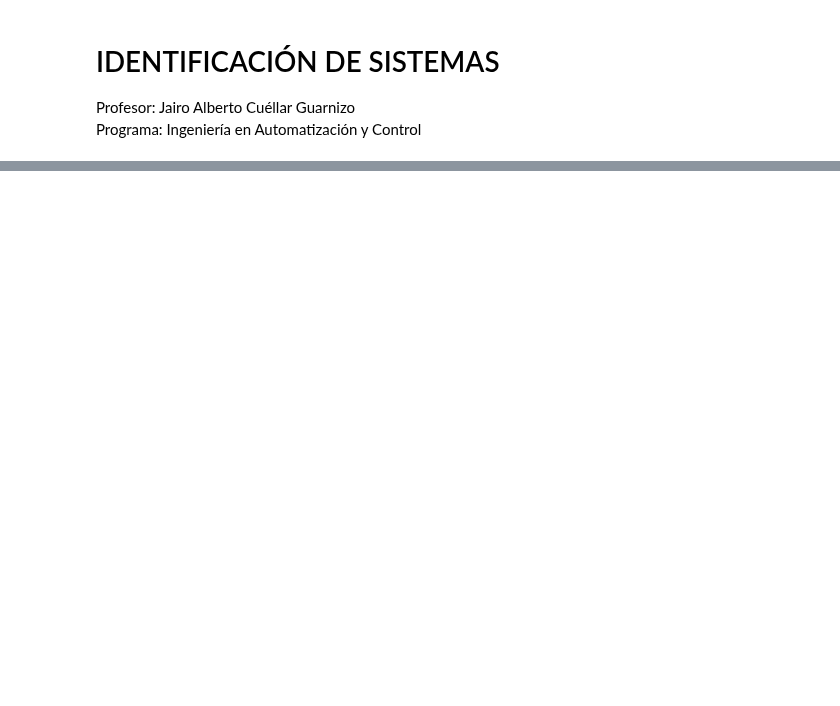
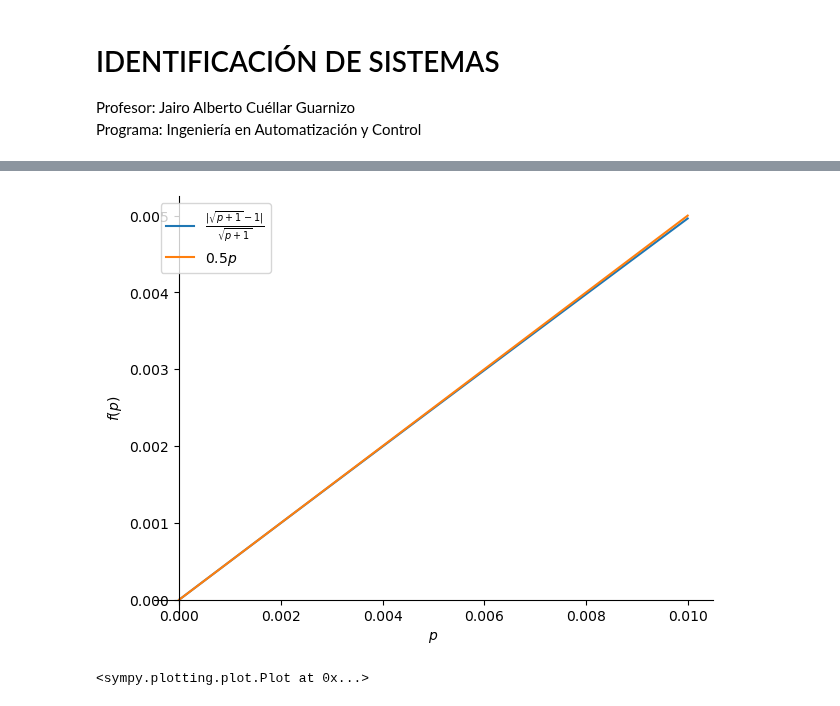
Before and after one commit to jairocuellar/System_identification, a Jupyter notebook: class_03_02.ipynb, the cells around one changed output, grey strips where cells are left out. Drawn from its saved outputs; the diff is of its cells as text; code cells hidden in the pictures; blank space fills up the shorter version.

```diff
--- a/class_03_02.ipynb
+++ b/class_03_02.ipynb
@@ -46,0 +60,10 @@ Donde D es un espacio vectorial $R^n$.
+# %%
+# Comparando la igualdad de x sin perturbación y x con perturbación
+p = sym.symbols('p',real = True,positive = True)
+f1 = sym.Abs(sym.sqrt(1+p)-1)/sym.sqrt(1+p)
+f2 = sym.Abs(p)
+C = 0.5
+sym.plot(f1,C*f2,(p,0,0.01),legend=['f1','Cp'])
+# %% [output]
+[figure, added]
+<sympy.plotting.plot.Plot at 0x...>
```
Also changed, not shown: parts of 3 cells of this notebook, 1 other file.
